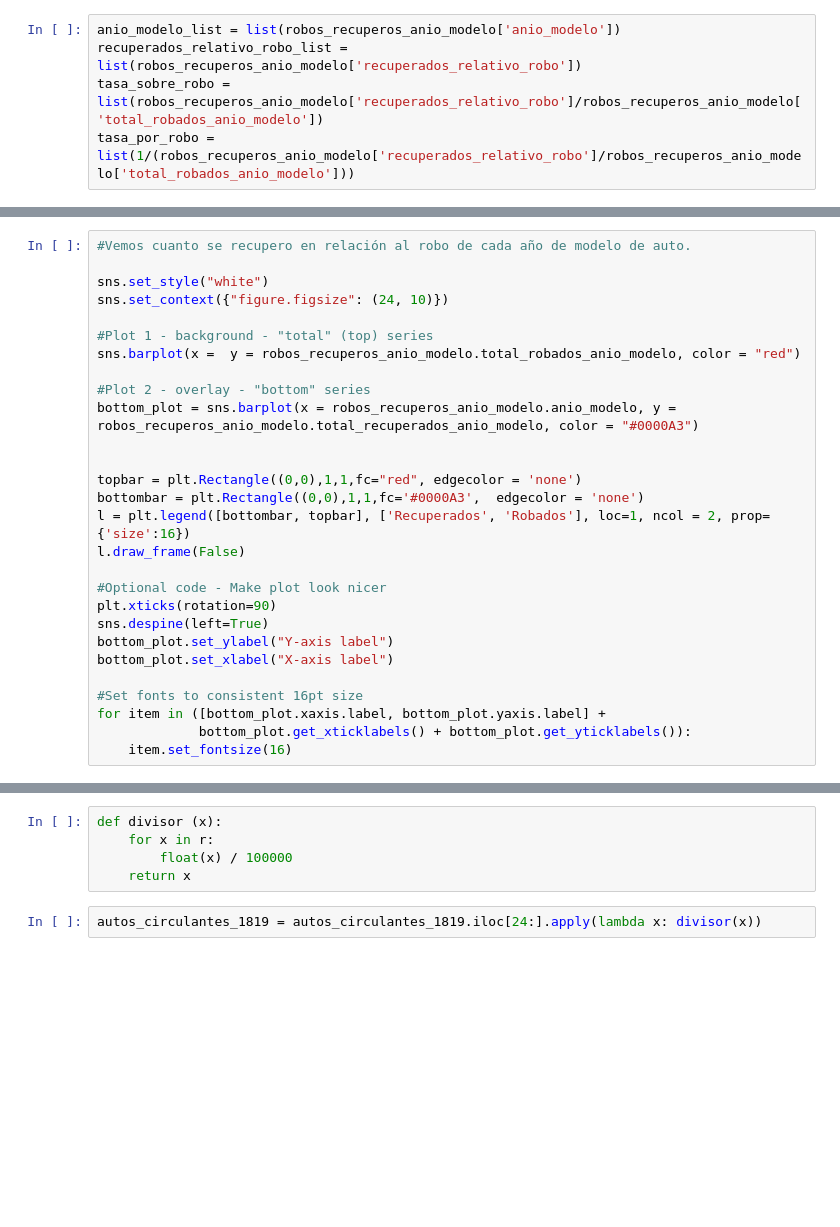
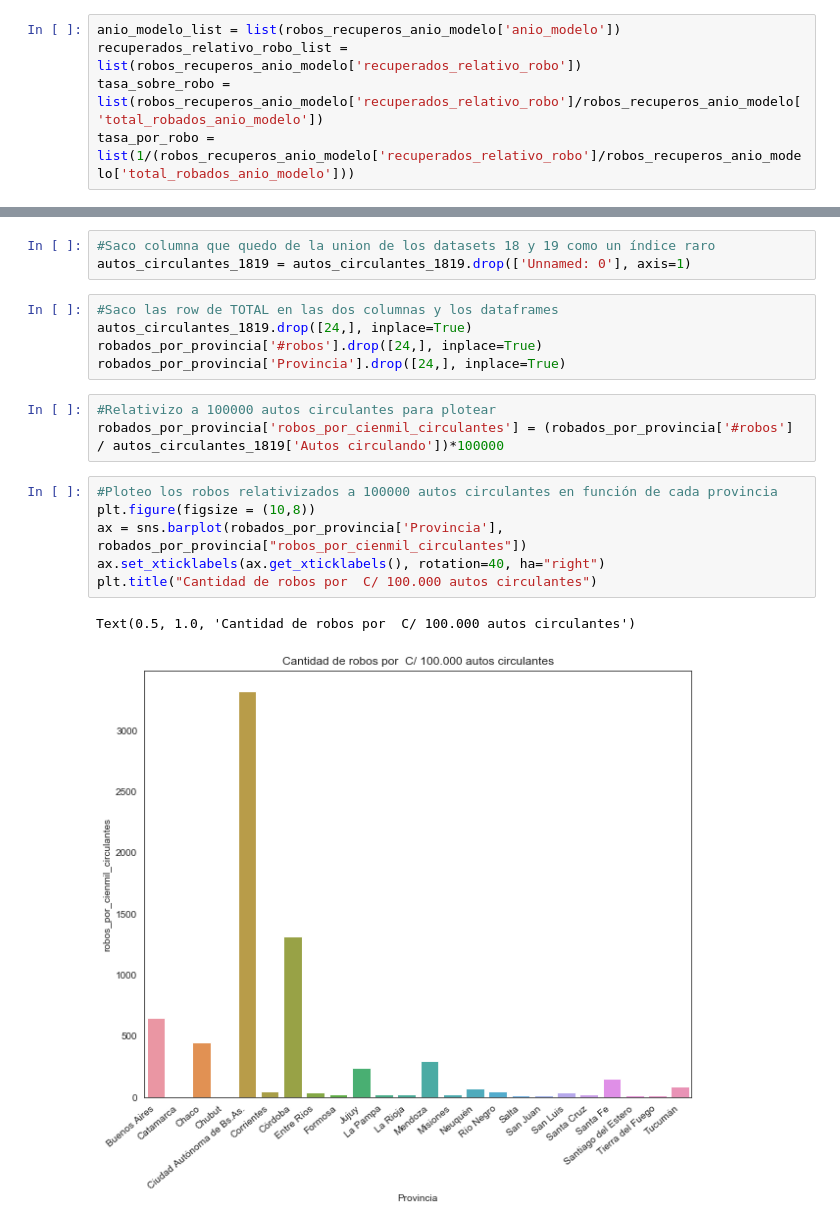
Before and after one commit to ilcarbo/robo_autos, a Jupyter notebook: EDA.ipynb, the cells around one changed output, grey strips where cells are left out. Drawn from its saved outputs; the diff is of its cells as text; blank space fills up the shorter version.

```diff
--- a/EDA.ipynb
+++ b/EDA.ipynb
@@ -406,28 +420,0 @@ autos_circulantes_1819 = autos_circulantes_1819.drop(['Unnamed: 0'], axis=1)
-# %%
-#Vemos cuanto se recupero en relación al robo de cada año de modelo de auto.
-
-sns.set_style("white")
-sns.set_context({"figure.figsize": (24, 10)})
-
-#Plot 1 - background - "total" (top) series
-sns.barplot(x =  y = robos_recuperos_anio_modelo.total_robados_anio_modelo, color = "red")
-
-#Plot 2 - overlay - "bottom" series
-bottom_plot = sns.barplot(x = robos_recuperos_anio_modelo.anio_modelo, y = robos_recuperos_anio_modelo.total_recuperados_anio_modelo, color = "#0000A3")
-
-
-topbar = plt.Rectangle((0,0),1,1,fc="red", edgecolor = 'none')
-bottombar = plt.Rectangle((0,0),1,1,fc='#0000A3',  edgecolor = 'none')
-l = plt.legend([bottombar, topbar], ['Recuperados', 'Robados'], loc=1, ncol = 2, prop={'size':16})
-l.draw_frame(False)
-
-#Optional code - Make plot look nicer
-plt.xticks(rotation=90)
-sns.despine(left=True)
-bottom_plot.set_ylabel("Y-axis label")
-bottom_plot.set_xlabel("X-axis label")
-
-#Set fonts to consistent 16pt size
-for item in ([bottom_plot.xaxis.label, bottom_plot.yaxis.label] +
-             bottom_plot.get_xticklabels() + bottom_plot.get_yticklabels()):
-    item.set_fontsize(16)
@@ -436,7 +421,20 @@ autos_circulantes_1819.iloc[24:]
-# %%
-def divisor (x):
-    for x in r:
-        float(x) / 100000
-    return x
-# %%
-autos_circulantes_1819 = autos_circulantes_1819.iloc[24:].apply(lambda x: divisor(x))
+# %%
+#Saco columna que quedo de la union de los datasets 18 y 19 como un índice raro
+autos_circulantes_1819 = autos_circulantes_1819.drop(['Unnamed: 0'], axis=1)
+# %%
+#Saco las row de TOTAL en las dos columnas y los dataframes
+autos_circulantes_1819.drop([24,], inplace=True)
+robados_por_provincia['#robos'].drop([24,], inplace=True)
+robados_por_provincia['Provincia'].drop([24,], inplace=True)
+# %%
+#Relativizo a 100000 autos circulantes para plotear
+robados_por_provincia['robos_por_cienmil_circulantes'] = (robados_por_provincia['#robos'] / autos_circulantes_1819['Autos circulando'])*100000
+# %%
+#Ploteo los robos relativizados a 100000 autos circulantes en función de cada provincia
+plt.figure(figsize = (10,8))
+ax = sns.barplot(robados_por_provincia['Provincia'], robados_por_provincia["robos_por_cienmil_circulantes"])
+ax.set_xticklabels(ax.get_xticklabels(), rotation=40, ha="right")
+plt.title("Cantidad de robos por  C/ 100.000 autos circulantes")
+# %% [output]
+Text(0.5, 1.0, 'Cantidad de robos por  C/ 100.000 autos circulantes')
+[figure, added]
```
Also changed, not shown: parts of 15 cells of this notebook, 1 other file.
